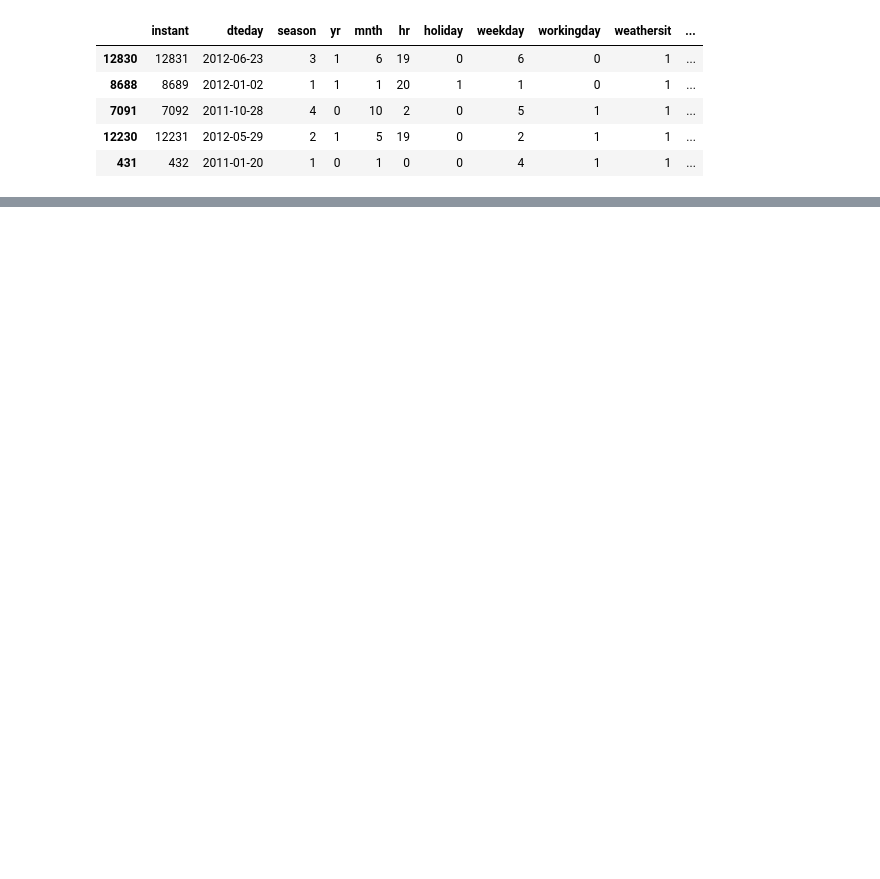
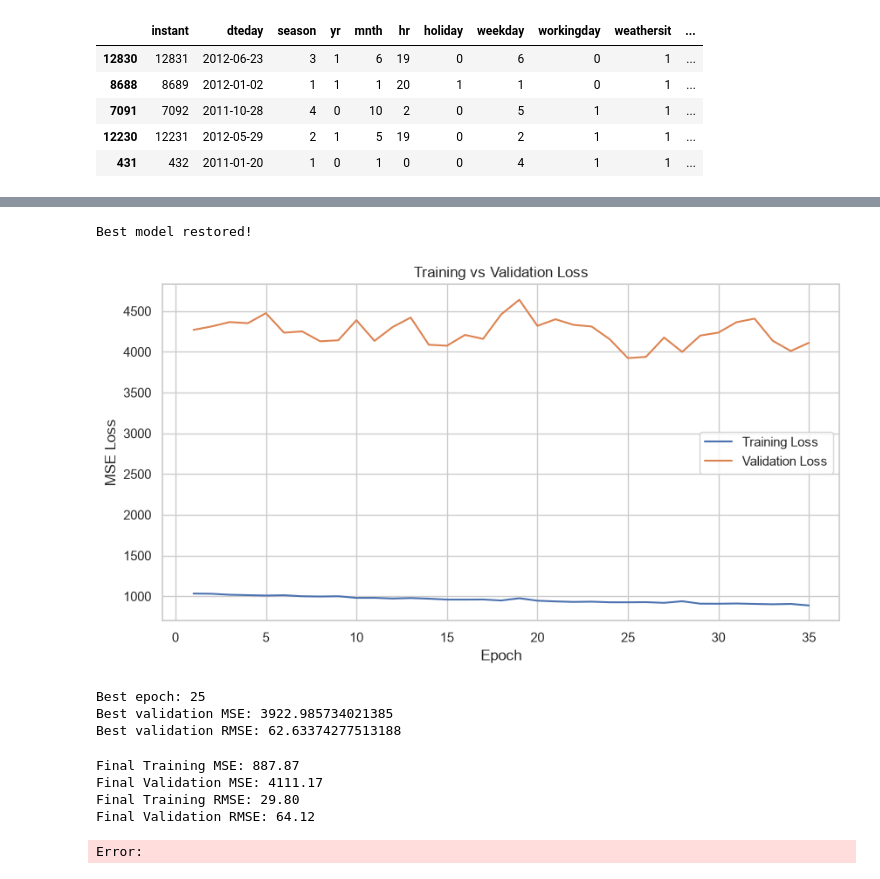
Before and after one commit to asthanakislay-ui/bike-demand-predictor, a Jupyter notebook: notebooks/01_data_exploration.ipynb, the cells around one changed output, grey strips where cells are left out. Cells and saved outputs as stored; diff of their text form; code cells hidden in the pictures; blank space fills up the shorter version.

Commit message:
training the model 1 + removing data from gitignore for now

```diff
--- a/notebooks/01_data_exploration.ipynb
+++ b/notebooks/01_data_exploration.ipynb
@@ -743,0 +207,8 @@ plt.show()
+# %%
+preprocessor = get_preprocessor()
+
+X_train_proc = preprocessor.fit_transform(X_train)
+X_val_proc = preprocessor.transform(X_val)
+X_test_proc = preprocessor.transform(X_test)
+
+print(f"Processed feature shape: {X_train_proc.shape}")
@@ -743,0 +223,8 @@ plt.show()
+# %%
+# Convert to torch tensors
+X_train_t = torch.tensor(X_train_proc, dtype=torch.float32)
+y_train_t = torch.tensor(y_train.values, dtype=torch.float32).reshape(-1, 1)
+X_val_t = torch.tensor(X_val_proc, dtype=torch.float32)
+y_val_t = torch.tensor(y_val.values, dtype=torch.float32).reshape(-1, 1)
+
+print(f"Tensor shape: {X_train_t.shape}")
@@ -743,0 +239,6 @@ plt.show()
+# %%
+model = BikeDemandANN(input_features=X_train_t.shape[1])
+criterion = torch.nn.MSELoss()
+optimizer = torch.optim.Adam(model.parameters(), lr=DEFAULT_LR)
+
+print(model)
@@ -743,0 +360,55 @@ plt.show()
+# %%
+model.load_state_dict(
+    torch.load(best_model_path, weights_only=True)
+)
+
+print("Best model restored!")
+# %% [output]
+Best model restored!
+# %%
+plt.figure(figsize=(10, 5))
+
+plt.plot(
+    range(1, len(train_losses) + 1),
+    train_losses,
+    label="Training Loss"
+)
+
+plt.plot(
+    range(1, len(val_losses) + 1),
+    val_losses,
+    label="Validation Loss"
+)
+
+plt.xlabel("Epoch")
+plt.ylabel("MSE Loss")
+plt.title("Training vs Validation Loss")
+
+plt.legend()
+plt.grid(True)
+plt.show()
+# %% [output]
+[figure, added]
+# %%
+best_epoch = np.argmin(val_losses) + 1
+best_val_loss = min(val_losses)
+
+print("Best epoch:", best_epoch)
+print("Best validation MSE:", best_val_loss)
+print("Best validation RMSE:", np.sqrt(best_val_loss))
+# %% [output]
+Best epoch: 25
+Best validation MSE: 3922.985734021385
+Best validation RMSE: 62.63374277513188
+# %%
+print(f"Final Training MSE: {train_losses[-1]:.2f}")
+print(f"Final Validation MSE: {val_losses[-1]:.2f}")
+
+print(f"Final Training RMSE: {train_losses[-1] ** 0.5:.2f}")
+print(f"Final Validation RMSE: {val_losses[-1] ** 0.5:.2f}")
+# %% [output]
+Final Training MSE: 887.87
+Final Validation MSE: 4111.17
+Final Training RMSE: 29.80
+Final Validation RMSE: 64.12
+Error:
```
Also changed, not shown: parts of 76 cells of this notebook, 11 other files.
